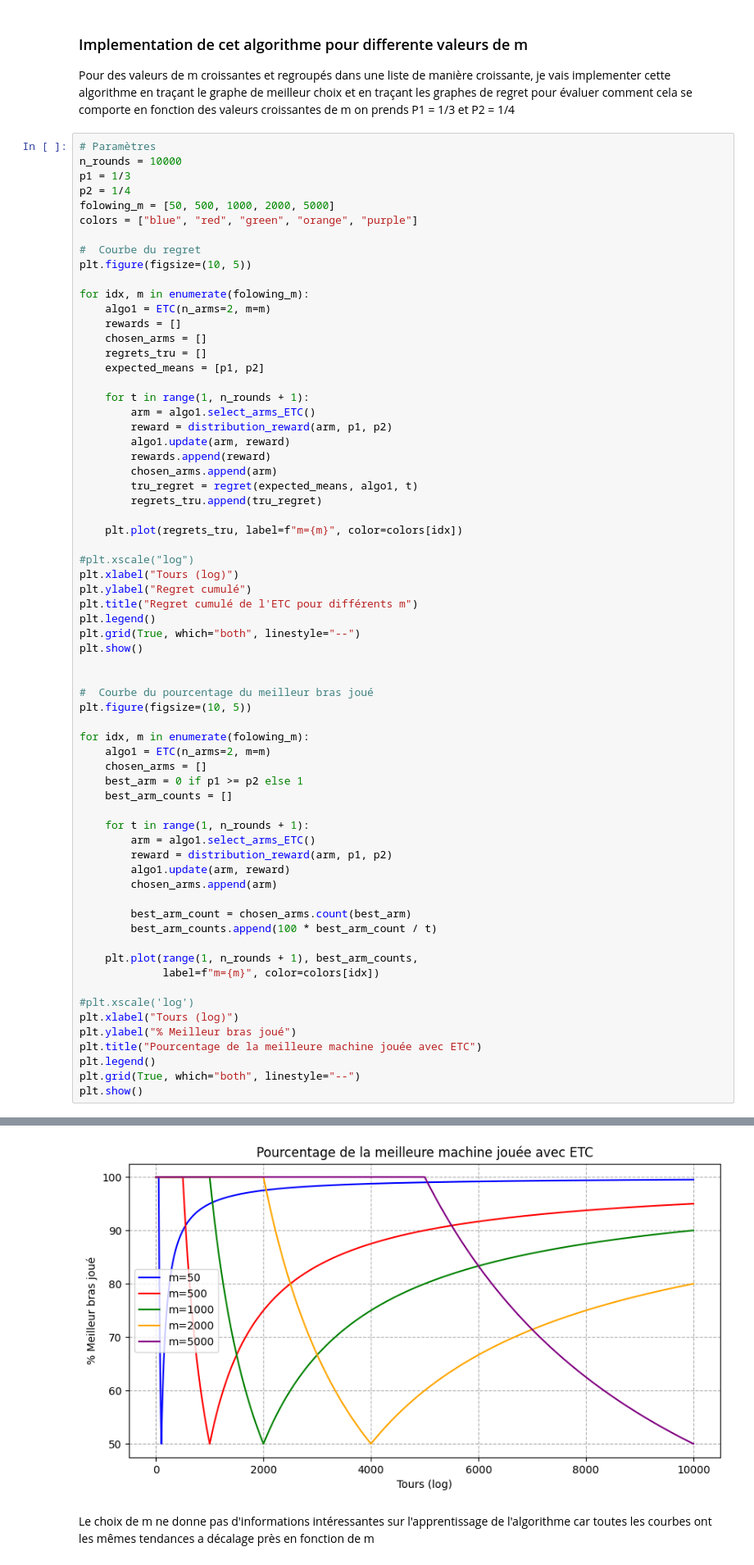
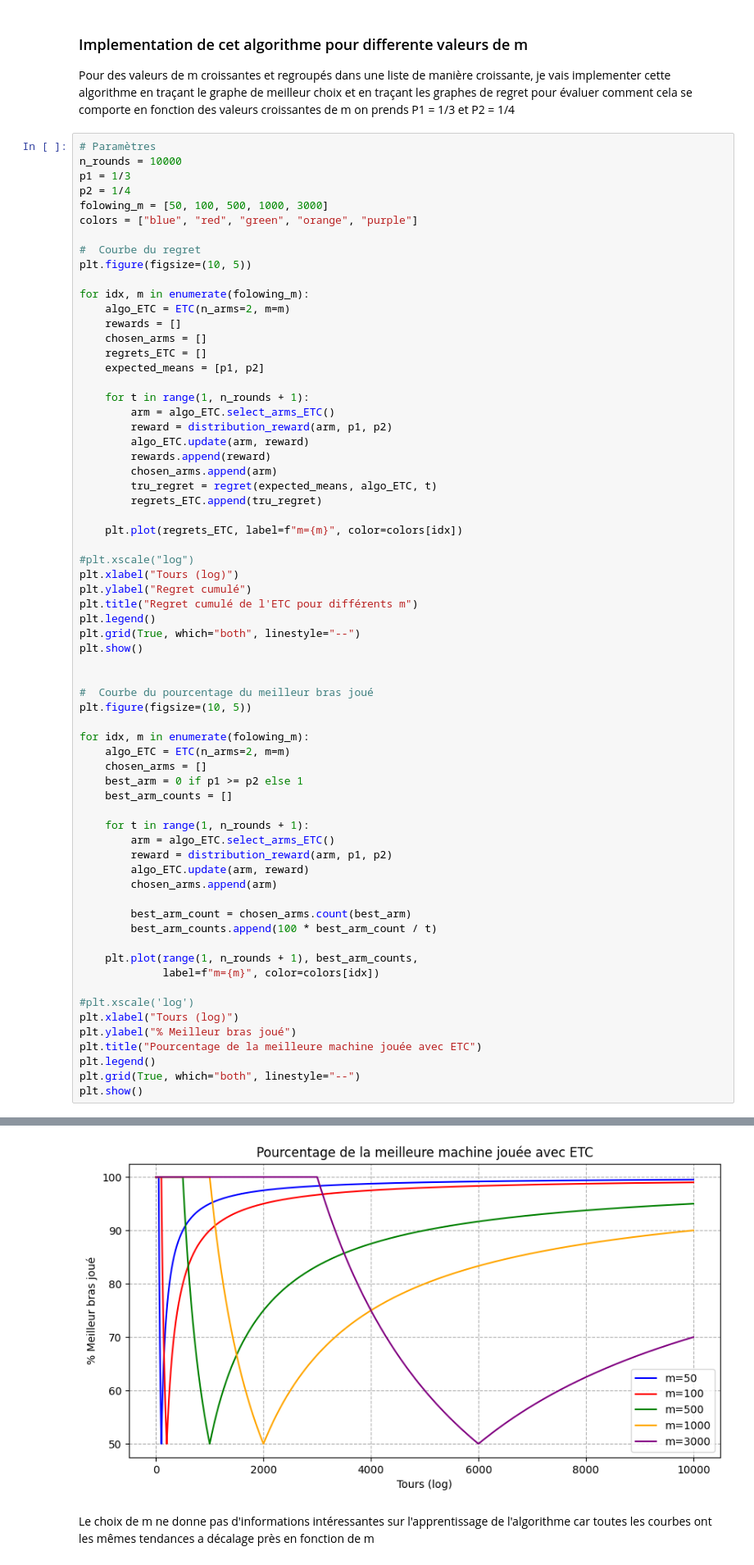
Before and after one commit to Dkdunand/Reinforcement-learning-Multi-armed-Bandits, a Jupyter notebook: Impletations.ipynb, the cells around one changed output, grey strips where cells are left out. Shown: that part at 82% size. Drawn from its saved outputs; the diff is of its cells as text.

```diff
--- a/Impletations.ipynb
+++ b/Impletations.ipynb
@@ -287,29 +287,29 @@ Pour des valeurs de m croissantes et regroupés dans une liste de manière crois
 n_rounds = 10000
 p1 = 1/3
 p2 = 1/4
-folowing_m = [50, 500, 1000, 2000, 5000]
+folowing_m = [50, 100, 500, 1000, 3000]
 colors = ["blue", "red", "green", "orange", "purple"]
 
 #  Courbe du regret
 plt.figure(figsize=(10, 5))
 
 for idx, m in enumerate(folowing_m):
-    algo1 = ETC(n_arms=2, m=m)
+    algo_ETC = ETC(n_arms=2, m=m)
     rewards = []
     chosen_arms = []
-    regrets_tru = []
+    regrets_ETC = []
     expected_means = [p1, p2]
 
     for t in range(1, n_rounds + 1):
-        arm = algo1.select_arms_ETC()
+        arm = algo_ETC.select_arms_ETC()
         reward = distribution_reward(arm, p1, p2)
-        algo1.update(arm, reward)
+        algo_ETC.update(arm, reward)
         rewards.append(reward)
         chosen_arms.append(arm)
-        tru_regret = regret(expected_means, algo1, t)
-        regrets_tru.append(tru_regret)
+        tru_regret = regret(expected_means, algo_ETC, t)
+        regrets_ETC.append(tru_regret)
 
-    plt.plot(regrets_tru, label=f"m={m}", color=colors[idx])
+    plt.plot(regrets_ETC, label=f"m={m}", color=colors[idx])
 
 #plt.xscale("log")
 plt.xlabel("Tours (log)")
@@ -324,15 +324,15 @@ plt.show()
 plt.figure(figsize=(10, 5))
 
 for idx, m in enumerate(folowing_m):
-    algo1 = ETC(n_arms=2, m=m)
+    algo_ETC = ETC(n_arms=2, m=m)
     chosen_arms = []
     best_arm = 0 if p1 >= p2 else 1
     best_arm_counts = []
 
     for t in range(1, n_rounds + 1):
-        arm = algo1.select_arms_ETC()
+        arm = algo_ETC.select_arms_ETC()
         reward = distribution_reward(arm, p1, p2)
-        algo1.update(arm, reward)
+        algo_ETC.update(arm, reward)
         chosen_arms.append(arm)
 
         best_arm_count = chosen_arms.count(best_arm)
@@ -353,4 +353,4 @@ plt.show()
-[figure, old version]
+[figure, new version]
 # %% [markdown]
 Le choix de m ne donne pas d'informations intéressantes sur l'apprentissage de l'algorithme car toutes les courbes ont les mêmes tendances a décalage près en fonction de m
 # %% [markdown]
```
Also changed, not shown: parts of 8 cells of this notebook.
